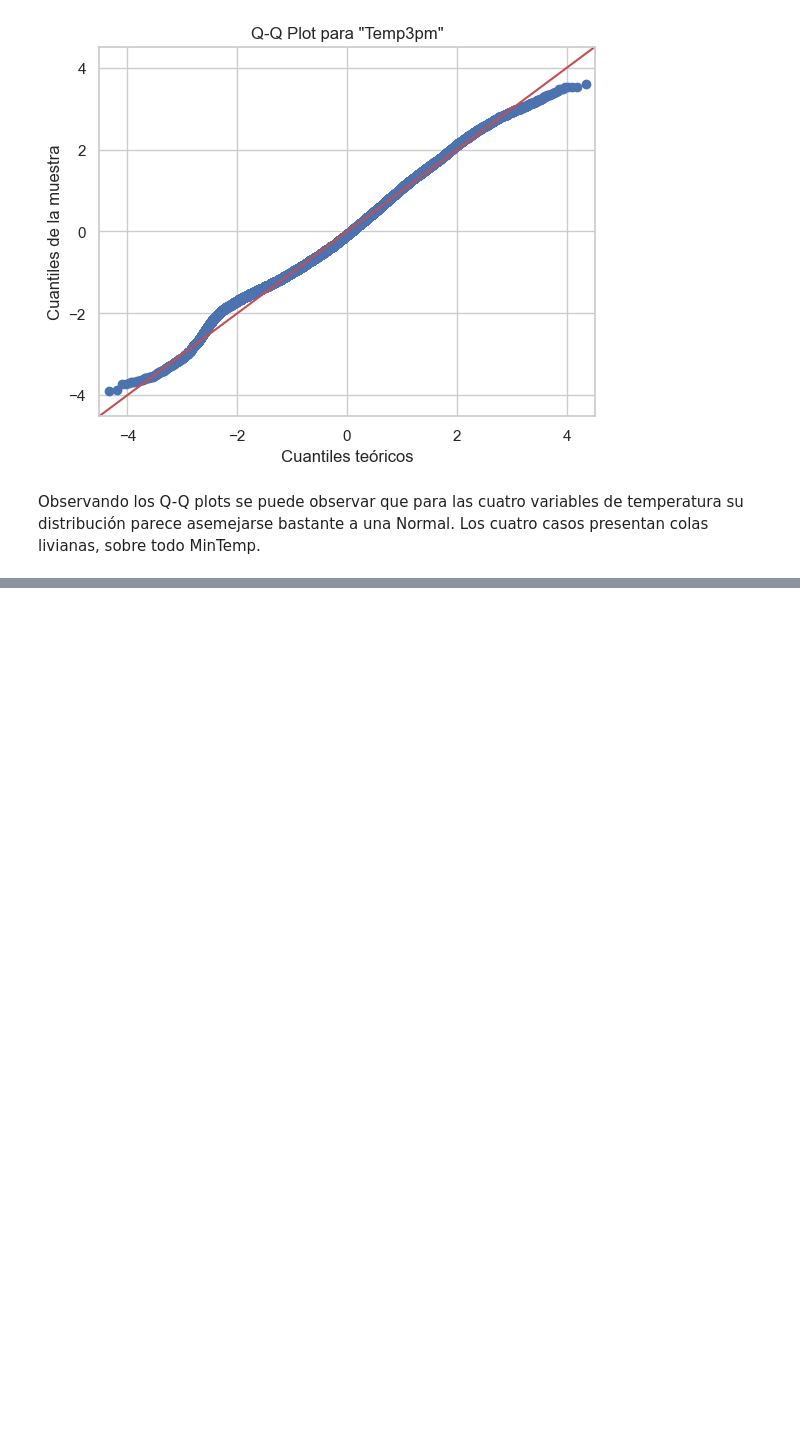
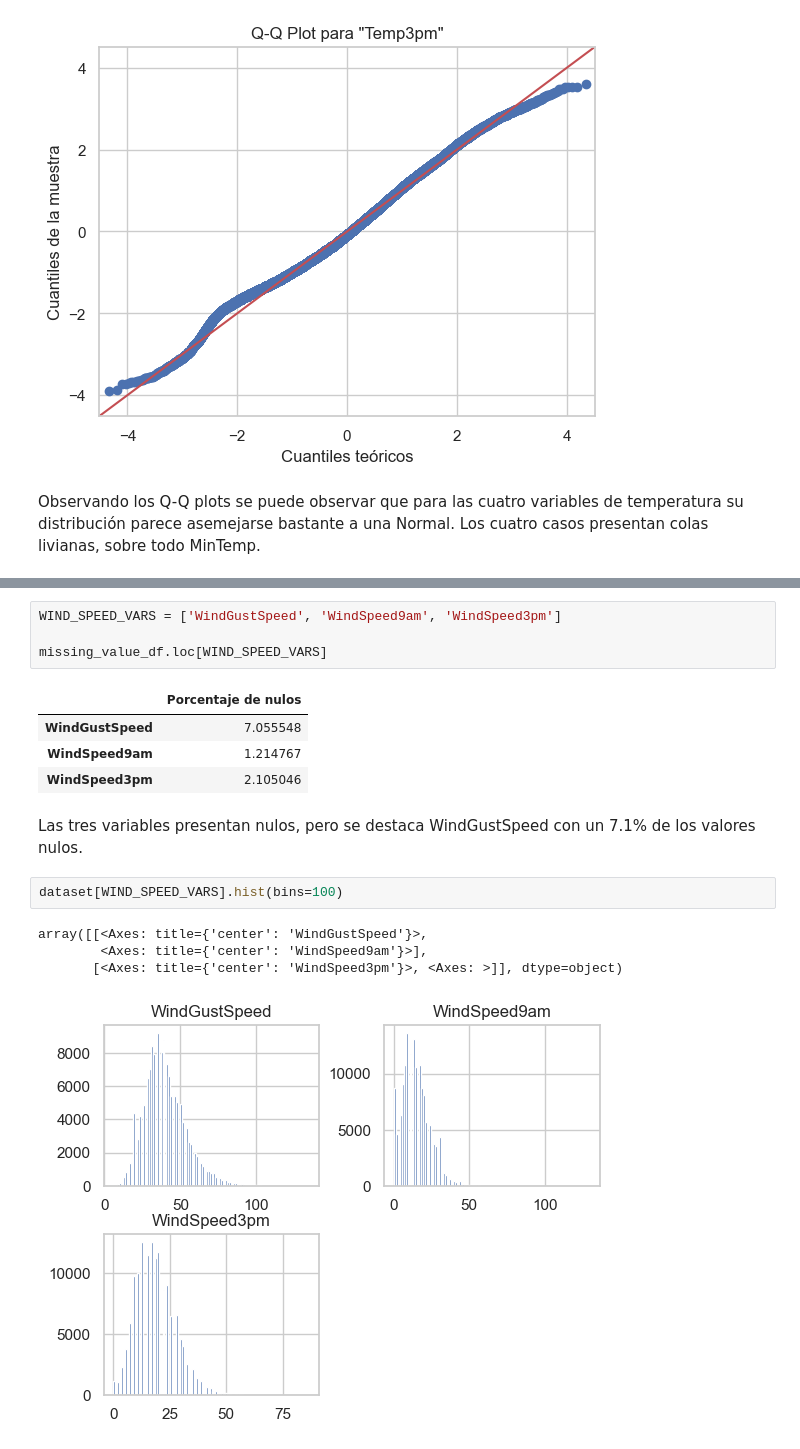
Before and after one commit to diegosarina-ceia/AMq1, a Jupyter notebook: PruebasDiego_TPFinal.ipynb, the cells around one changed output, grey strips where cells are left out. Drawn from its saved outputs; the diff is of its cells as text; blank space fills up the shorter version.

Commit message:
Agrego algunas variables más

```diff
--- a/PruebasDiego_TPFinal.ipynb
+++ b/PruebasDiego_TPFinal.ipynb
@@ -276,0 +295,18 @@ Observando los Q-Q plots se puede observar que para las cuatro variables de temp
+# %%
+WIND_SPEED_VARS = ['WindGustSpeed', 'WindSpeed9am', 'WindSpeed3pm']
+
+missing_value_df.loc[WIND_SPEED_VARS]
+# %% [output]
+|  | Porcentaje de nulos |
+| WindGustSpeed | 7.055548 |
+| WindSpeed9am | 1.214767 |
+| WindSpeed3pm | 2.105046 |
+# %% [markdown]
+Las tres variables presentan nulos, pero se destaca WindGustSpeed con un 7.1% de los valores nulos.
+# %%
+dataset[WIND_SPEED_VARS].hist(bins=100)
+# %% [output]
+array([[<Axes: title={'center': 'WindGustSpeed'}>,
+        <Axes: title={'center': 'WindSpeed9am'}>],
+       [<Axes: title={'center': 'WindSpeed3pm'}>, <Axes: >]], dtype=object)
+[figure, added]
```
Also changed, not shown: parts of 42 cells of this notebook.
